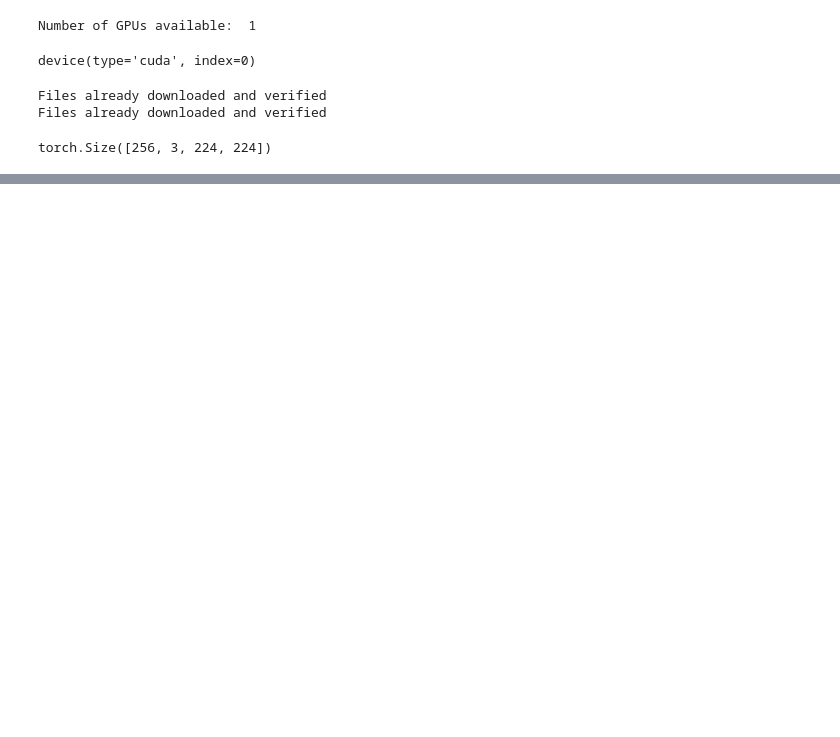
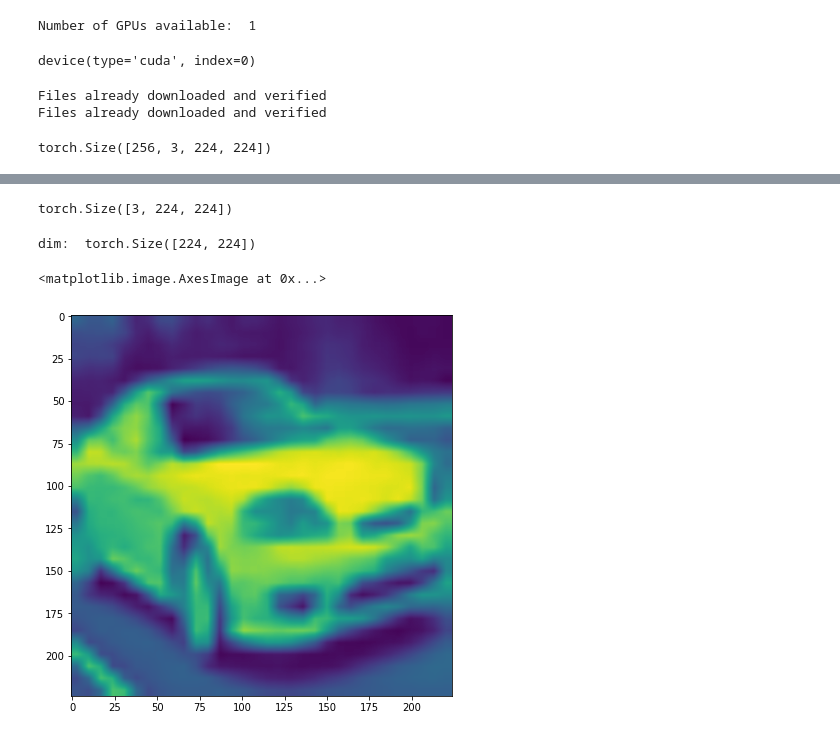
Before and after one commit to SharadGitHub/VGG, a Jupyter notebook: VGG_pretrained.ipynb, the cells around one changed output, grey strips where cells are left out. Saved outputs shown, nothing was run; the diff lists cells and outputs as text; code cells hidden in the pictures; blank space fills up the shorter version.

```diff
--- a/VGG_pretrained.ipynb
+++ b/VGG_pretrained.ipynb
@@ -242,7 +297,14 @@ layer_vis.visualise_layer_with_hooks()
+# %%
+images[0].shape
+# %% [output]
+torch.Size([3, 224, 224])
 # %%
 
 
 print("dim: ", images[3][0].shape)
 fig = plt.figure()
-plt.imshow(images[3][0], interpolation= 'bicubic')
-fig
+plt.imshow(images[5][0], interpolation= 'bicubic')
+# %% [output]
+dim:  torch.Size([224, 224])
+<matplotlib.image.AxesImage at 0x...>
+[figure, added]
```
Also changed, not shown: parts of 14 cells of this notebook.
